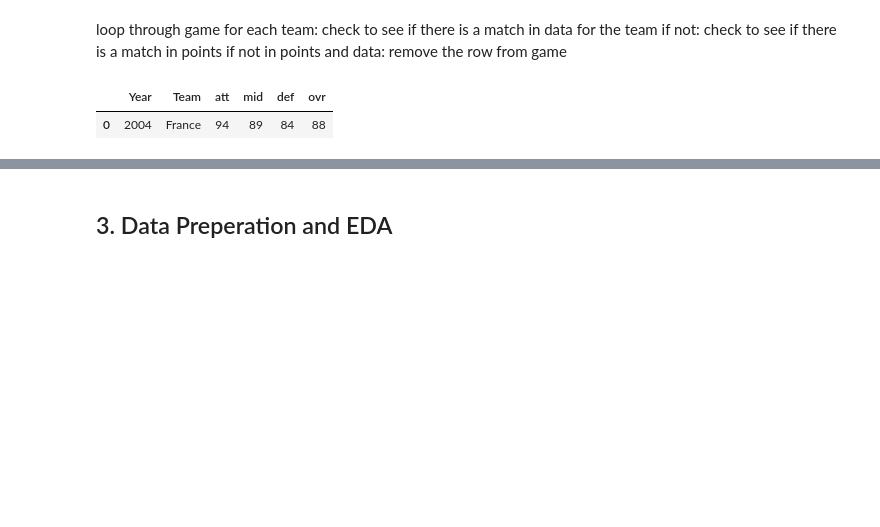
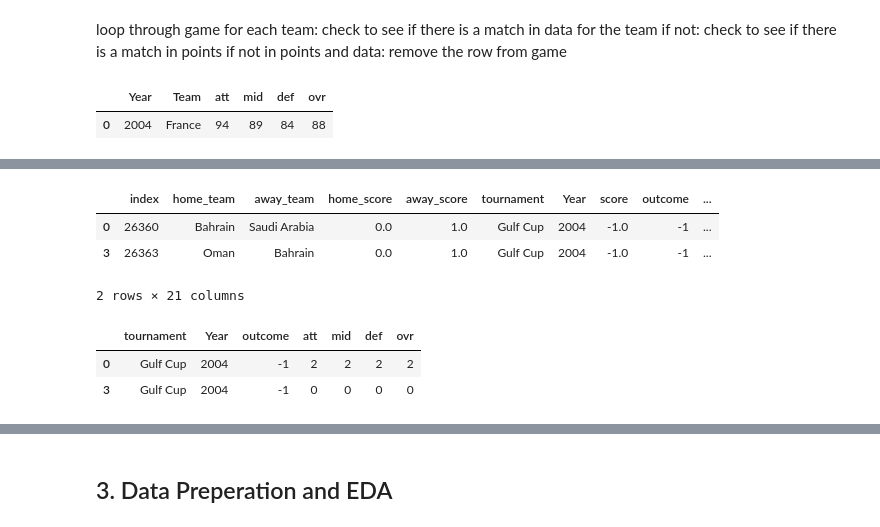
Before and after one commit to DavidHoffman11/WorldCupPredictor, a Jupyter notebook: world_cup_prediction.ipynb, the cells around one changed output, grey strips where cells are left out. Saved outputs shown, nothing was run; the diff lists cells and outputs as text; code cells hidden in the pictures; blank space fills up the shorter version.

```diff
--- a/world_cup_prediction.ipynb
+++ b/world_cup_prediction.ipynb
@@ -795,0 +796,21 @@ tDF
+# %%
+game["home_att"] = pd.to_numeric(game["home_att"])
+game["home_mid"] = pd.to_numeric(game["home_mid"])
+game["home_def"] = pd.to_numeric(game["home_def"])
+game["home_ovr"] = pd.to_numeric(game["home_ovr"])
+game["away_att"] = pd.to_numeric(game["away_att"])
+game["away_mid"] = pd.to_numeric(game["away_mid"])
+game["away_def"] = pd.to_numeric(game["away_def"])
+game["away_ovr"] = pd.to_numeric(game["away_ovr"])
+# %%
+# Now let's combine the home and away attributes to be home - away
+game['att'] = game['home_att'] - game['away_att']
+game['mid'] = game['home_mid'] - game['away_mid']
+game['def'] = game['home_def'] - game['away_def']
+game['ovr'] = game['home_ovr'] - game['away_ovr']
+game.head(2)
+# %% [output]
+|  | index | home_team | away_team | home_score | away_score | tournament | Year | score | outcome | ... |
+| 0 | 26360 | Bahrain | Saudi Arabia | 0.0 | 1.0 | Gulf Cup | 2004 | -1.0 | -1 | ... |
+| 3 | 26363 | Oman | Bahrain | 0.0 | 1.0 | Gulf Cup | 2004 | -1.0 | -1 | ... |
+2 rows × 21 columns
@@ -795,0 +819,9 @@ tDF
+# %%
+gameDrop = game.copy()
+gameDrop = gameDrop.drop(columns=['index','home_team','away_team','home_score', 'away_score','score','home_att',
+                                 'home_mid','home_def','home_ovr','away_att','away_mid','away_def','away_ovr' ])
+gameDrop.head(2)
+# %% [output]
+|  | tournament | Year | outcome | att | mid | def | ovr |
+| 0 | Gulf Cup | 2004 | -1 | 2 | 2 | 2 | 2 |
+| 3 | Gulf Cup | 2004 | -1 | 0 | 0 | 0 | 0 |
```
Also changed, not shown: parts of 28 cells of this notebook.
